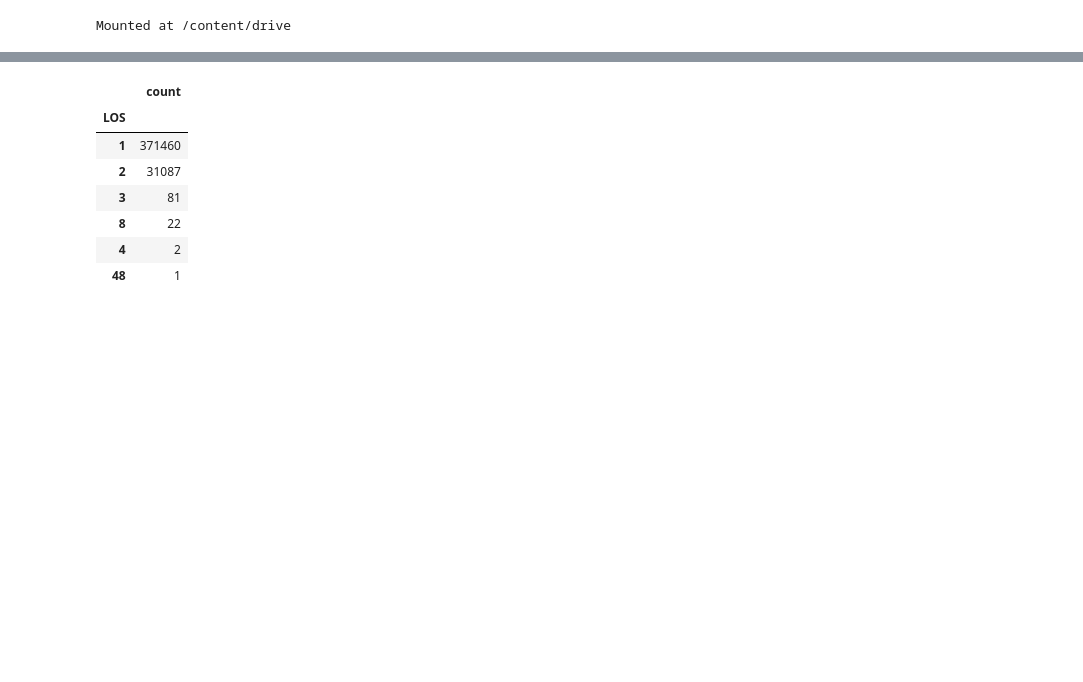
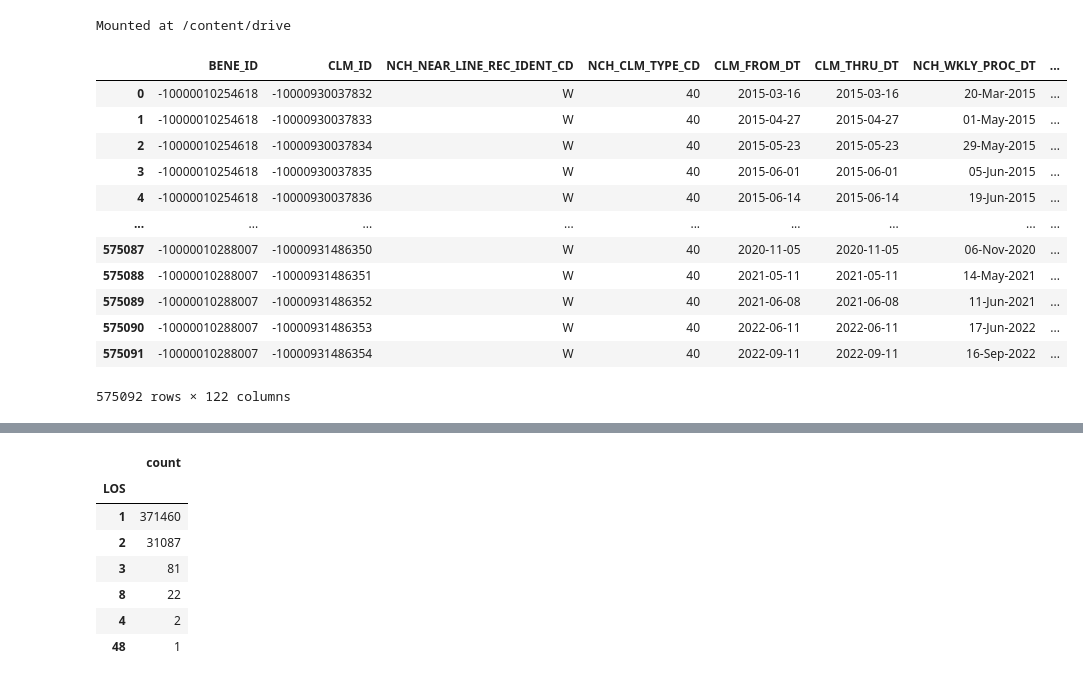
Before and after one commit to benabijah/EHR, a Jupyter notebook: outpatient_data_preprocessing_.ipynb, the cells around one changed output, grey strips where cells are left out. Drawn from its saved outputs; the diff is of its cells as text; code cells hidden in the pictures; blank space fills up the shorter version.

```diff
--- a/outpatient_data_preprocessing_.ipynb
+++ b/outpatient_data_preprocessing_.ipynb
@@ -18,14 +19,29 @@ col_outpatient = pd.DataFrame(outpatient.dtypes, columns=['type'])
 # %%
 # convert columns to appropriate data types
 outpatient['BENE_ID'] = outpatient['BENE_ID'].astype(str)
 outpatient['CLM_ID'] = outpatient['CLM_ID'].astype(str)
 outpatient['PTNT_DSCHRG_STUS_CD'] = outpatient['PTNT_DSCHRG_STUS_CD'].astype(str)
 
 # dates columns
 outpatient['CLM_FROM_DT'] = pd.to_datetime(outpatient['CLM_FROM_DT'], format='%d-%b-%Y')
 outpatient['CLM_THRU_DT'] = pd.to_datetime(outpatient['CLM_THRU_DT'], format='%d-%b-%Y')
-outpatient['YR'] = outpatient['CLM_THRU_DT'].dt.year
+outpatient['YR'] = outpatient['CLM_FROM_DT'].dt.year
 
 # drop and select columns
 columns_to_drop = [col for col in outpatient.columns if col.endswith('UPIN') or col.startswith('ICD_DGNS_E_CD') or col.startswith('PRCDR_DT')]
 outpatient = outpatient.drop(columns=columns_to_drop)
+outpatient
+# %% [output]
+|  | BENE_ID | CLM_ID | NCH_NEAR_LINE_REC_IDENT_CD | NCH_CLM_TYPE_CD | CLM_FROM_DT | CLM_THRU_DT | NCH_WKLY_PROC_DT | ... |
+| 0 | -10000010254618 | -10000930037832 | W | 40 | 2015-03-16 | 2015-03-16 | 20-Mar-2015 | ... |
+| 1 | -10000010254618 | -10000930037833 | W | 40 | 2015-04-27 | 2015-04-27 | 01-May-2015 | ... |
+| 2 | -10000010254618 | -10000930037834 | W | 40 | 2015-05-23 | 2015-05-23 | 29-May-2015 | ... |
+| 3 | -10000010254618 | -10000930037835 | W | 40 | 2015-06-01 | 2015-06-01 | 05-Jun-2015 | ... |
+| 4 | -10000010254618 | -10000930037836 | W | 40 | 2015-06-14 | 2015-06-14 | 19-Jun-2015 | ... |
+| ... | ... | ... | ... | ... | ... | ... | ... | ... |
+| 575087 | -10000010288007 | -10000931486350 | W | 40 | 2020-11-05 | 2020-11-05 | 06-Nov-2020 | ... |
+| 575088 | -10000010288007 | -10000931486351 | W | 40 | 2021-05-11 | 2021-05-11 | 14-May-2021 | ... |
+| 575089 | -10000010288007 | -10000931486352 | W | 40 | 2021-06-08 | 2021-06-08 | 11-Jun-2021 | ... |
+| 575090 | -10000010288007 | -10000931486353 | W | 40 | 2022-06-11 | 2022-06-11 | 17-Jun-2022 | ... |
+| 575091 | -10000010288007 | -10000931486354 | W | 40 | 2022-09-11 | 2022-09-11 | 16-Sep-2022 | ... |
+575092 rows × 122 columns
```
Also changed, not shown: parts of 8 cells of this notebook.
